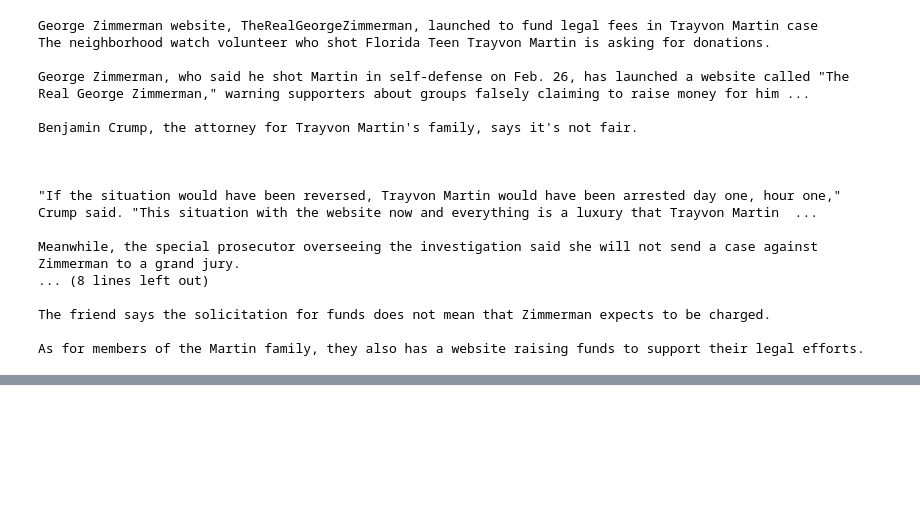
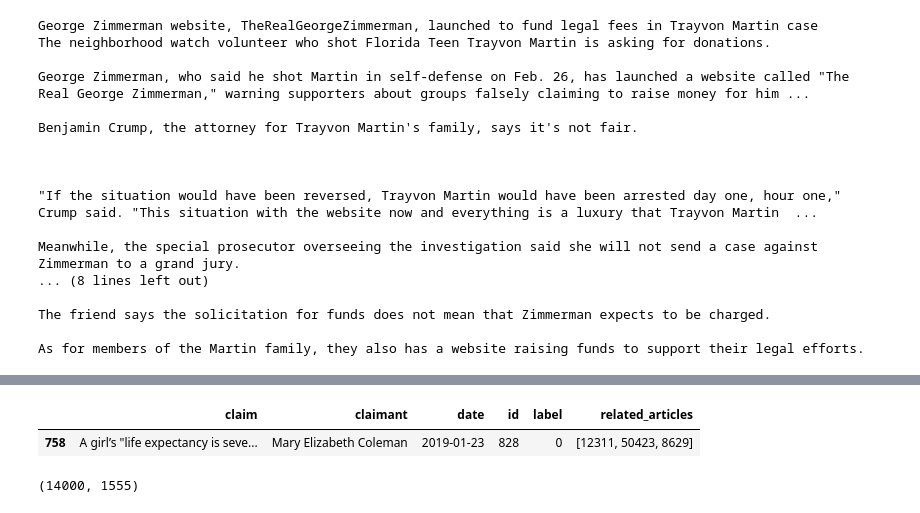
Before and after one commit to Khodeir/fakenews, a Jupyter notebook: data_exploration.ipynb, the cells around one changed output, grey strips where cells are left out. Cells and saved outputs as stored; diff of their text form; code cells hidden in the pictures; blank space fills up the shorter version.

```diff
--- a/data_exploration.ipynb
+++ b/data_exploration.ipynb
@@ -75,0 +145,5 @@ As for members of the Martin family, they also has a website raising funds to su
+# %%
+dev.sample()
+# %% [output]
+|  | claim | claimant | date | id | label | related_articles |
+| 758 | A girl’s "life expectancy is seve... | Mary Elizabeth Coleman | 2019-01-23 | 828 | 0 | [12311, 50423, 8629] |
@@ -75,0 +152,4 @@ As for members of the Martin family, they also has a website raising funds to su
+# %%
+train['id'].count(), dev['id'].count()
+# %% [output]
+(14000, 1555)
```
Also changed, not shown: parts of 15 cells of this notebook, 2 other files.
